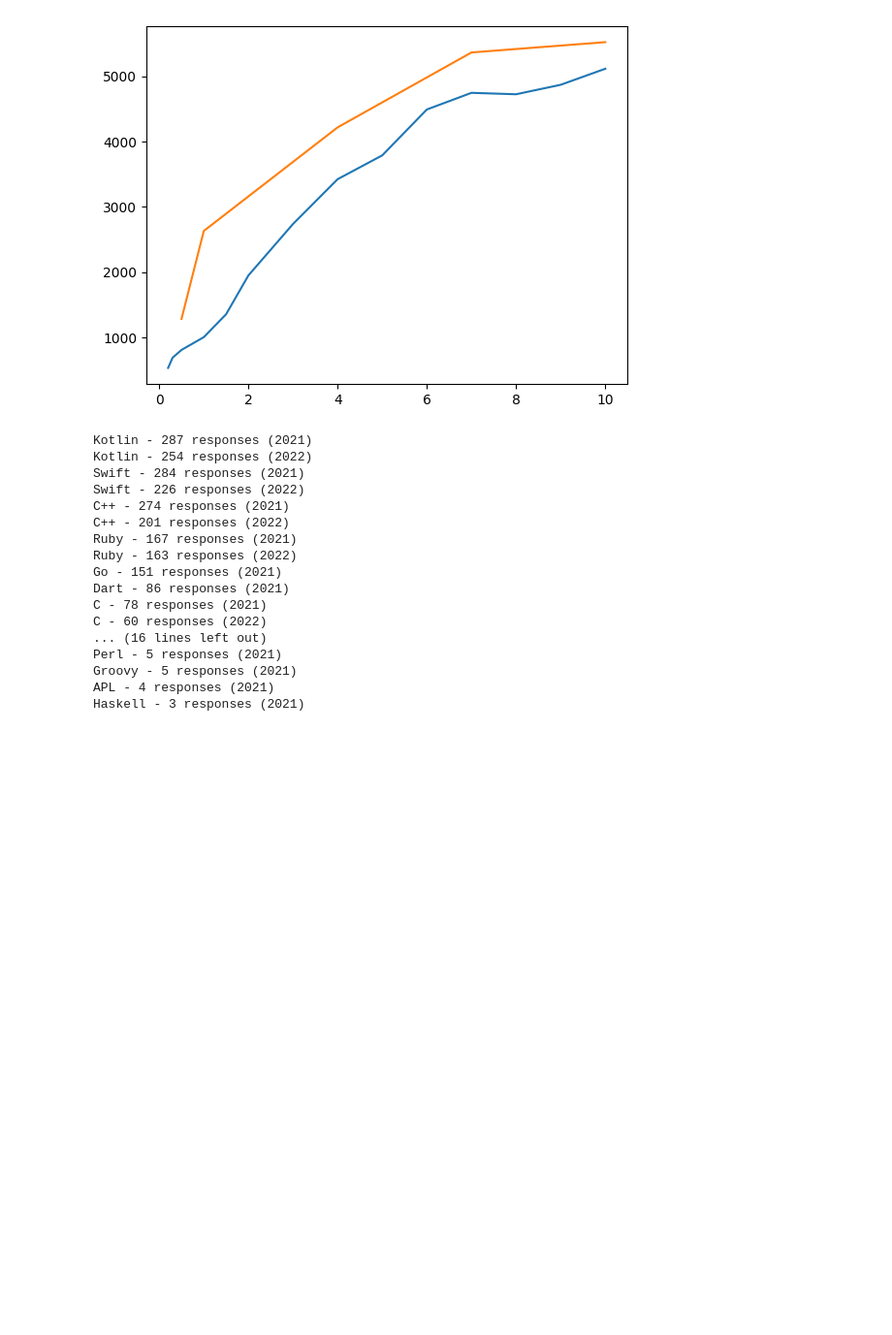
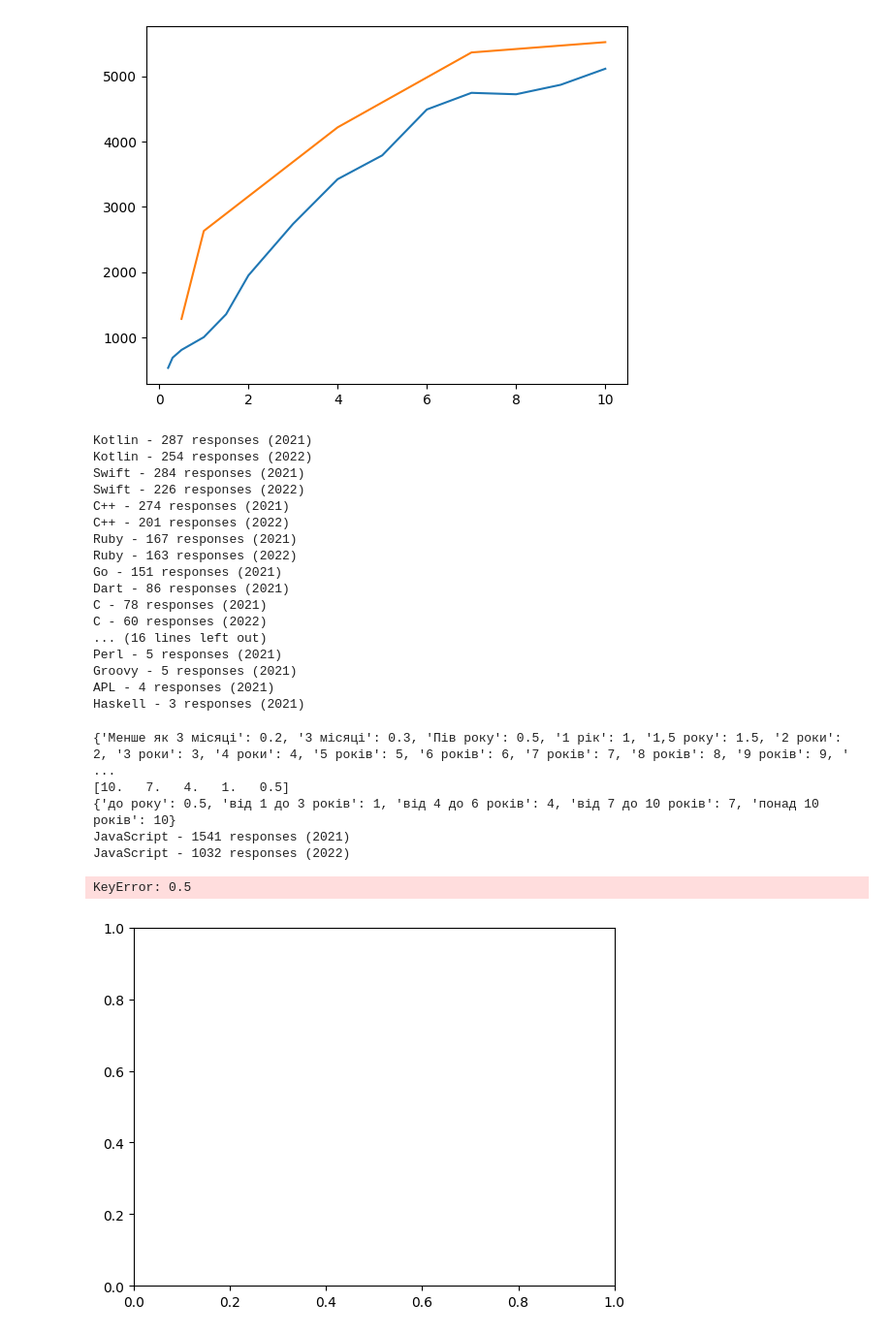
Before and after one commit to rizerphe-student/dev_datasets_analysis_project, a Jupyter notebook: notebook.ipynb, the cells around one changed output. Shown at 97% size. Saved outputs shown, nothing was run; the diff lists cells and outputs as text; code cells hidden in the pictures; blank space fills up the shorter version.

Commit message:
added percentages_by_criteria_both func

```diff
--- a/notebook.ipynb
+++ b/notebook.ipynb
@@ -353,3 +353,64 @@ Perl - 5 responses (2021)
 Groovy - 5 responses (2021)
 APL - 4 responses (2021)
 Haskell - 3 responses (2021)
+# %%
+def undet(index):
+    if index <= 0.5:
+        return 0.5
+    elif index <= 3:
+        return 1
+    elif index <= 6:
+        return 4
+    elif index < 10:
+        return 7
+    return 10
+# %%
+def percentages_by_criteria_both(criteria1, criteria2, threshold=None):
+    index_2021 = [0.2, 0.3, 0.5, 1, 1.5] + list(range(2, 11))
+    index_names_2021 = dec_2021_devs.groupby('Загальний стаж роботи в ІТ')['Зарплата у $$$ за місяць, лише ставка після сплати податків'].mean().sort_values().index
+    index_dict_2021 = dict(zip(index_names_2021, index_2021))
+    print(index_dict_2021)
+    dec_2021_devs['experience'] = dec_2021_devs['Загальний стаж роботи в ІТ'].apply(lambda x: undet(index_dict_2021.get(x, x)))
+    print(dec_2021_devs['experience'].unique())
+
+    index_names_2021 = dec_2021_devs.groupby('Загальний стаж роботи в ІТ')['Зарплата у $$$ за місяць, лише ставка після сплати податків'].mean().sort_values().index
+    index_2022 = [0.5, 1, 4, 7, 10]
+    index_names_2022 = june_2022.dropna(subset=[criteria2]).groupby('experience')['salary'].mean().sort_values().index
+    index_dict_2022 = dict(zip(index_names_2022, index_2022))
+    print(index_dict_2022)
+
+
+
+    for key in sorted(dec_2021_devs[criteria1].unique(), reverse=True, key=lambda key: sum(dec_2021_devs[criteria1] == key)):
+        data_2021 = dec_2021_devs[dec_2021_devs[criteria1] == key].groupby('experience')['Зарплата у $$$ за місяць, лише ставка після сплати податків'].mean()
+        data_2022 = june_2022[june_2022[criteria2] == key].groupby('experience')['salary'].mean()
+
+        n_2021 = sum(dec_2021_devs[criteria1] == key)
+        if n_2021 != 0:
+            print(f"{key} - {n_2021} responses (2021)")
+
+        n_2022 = sum(june_2022[criteria2] == key)
+        if n_2022 != 0:
+            print(f"{key} - {n_2022} responses (2022)")
+
+        if threshold is None or (n_2021 > threshold and n_2022 > threshold):
+            sub = plt.subplot()
+
+            sorted_index_2021 = sorted(data_2021.index)
+
+            salaries = []
+            for x in sorted_index_2021:
+                salaries.append(data_2021[x])
+                salaries.append(data_2022[x])
+            sub.plot(sorted_index_2021, salaries)
+            plt.show()
+
+percentages_by_criteria_both("Основна мова програмування", "tech", 300)
+# %% [output]
+{'Менше як 3 місяці': 0.2, '3 місяці': 0.3, 'Пів року': 0.5, '1 рік': 1, '1,5 року': 1.5, '2 роки': 2, '3 роки': 3, '4 роки': 4, '5 років': 5, '6 років': 6, '7 років': 7, '8 років': 8, '9 років': 9, ' ...
+[10.   7.   4.   1.   0.5]
+{'до року': 0.5, 'від 1 до 3 років': 1, 'від 4 до 6 років': 4, 'від 7 до 10 років': 7, 'понад 10 років': 10}
+JavaScript - 1541 responses (2021)
+JavaScript - 1032 responses (2022)
+KeyError: 0.5
+[figure, added]
```
